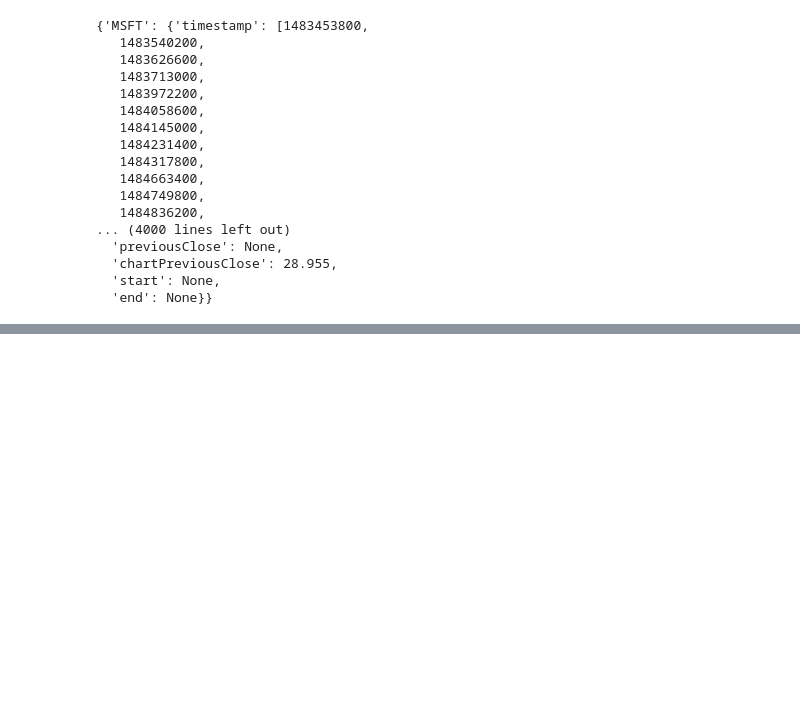
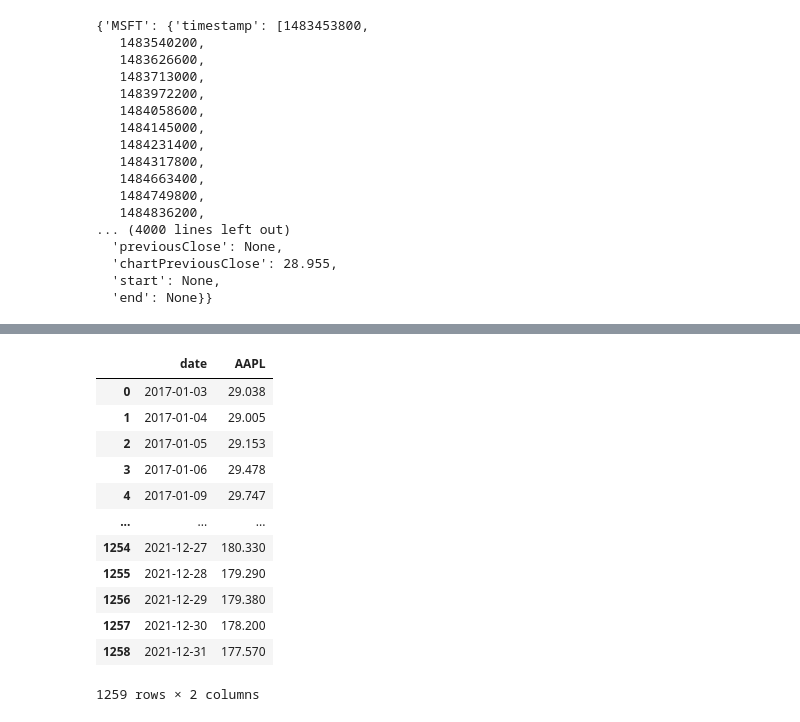
Before and after one commit to joshuamchavez2/yahoo-api, a Jupyter notebook: acquire.ipynb, the cells around one changed output, grey strips where cells are left out. Cells and saved outputs as stored; diff of their text form; code cells hidden in the pictures; blank space fills up the shorter version.

```diff
--- a/acquire.ipynb
+++ b/acquire.ipynb
@@ -77,0 +186,18 @@ data['MSFT']['start']
+# %%
+df.date = df.date.apply(lambda x : datetime.utcfromtimestamp(x).strftime('%Y-%m-%d'))
+# %%
+df
+# %% [output]
+|  | date | AAPL |
+| 0 | 2017-01-03 | 29.038 |
+| 1 | 2017-01-04 | 29.005 |
+| 2 | 2017-01-05 | 29.153 |
+| 3 | 2017-01-06 | 29.478 |
+| 4 | 2017-01-09 | 29.747 |
+| ... | ... | ... |
+| 1254 | 2021-12-27 | 180.330 |
+| 1255 | 2021-12-28 | 179.290 |
+| 1256 | 2021-12-29 | 179.380 |
+| 1257 | 2021-12-30 | 178.200 |
+| 1258 | 2021-12-31 | 177.570 |
+1259 rows × 2 columns
```
Also changed, not shown: parts of 24 cells of this notebook.
